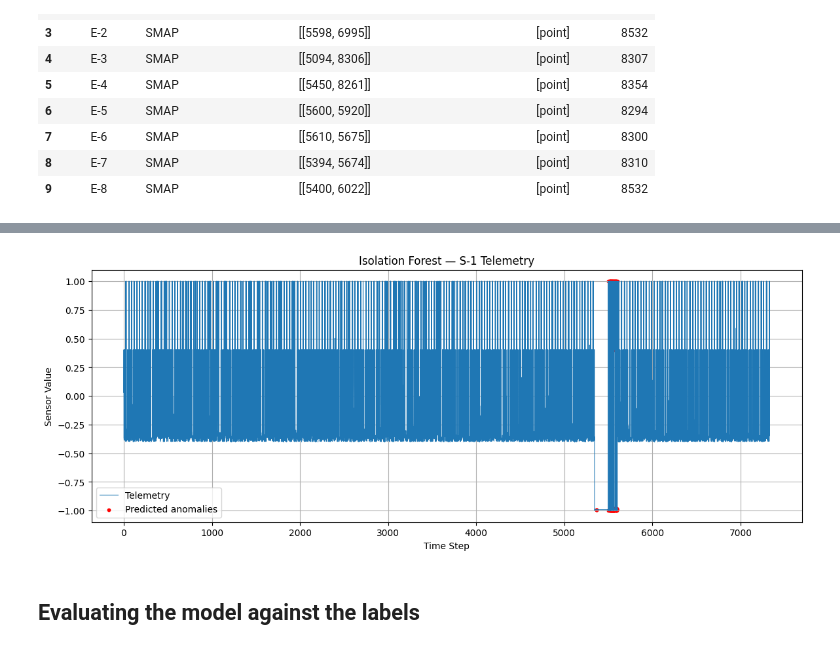
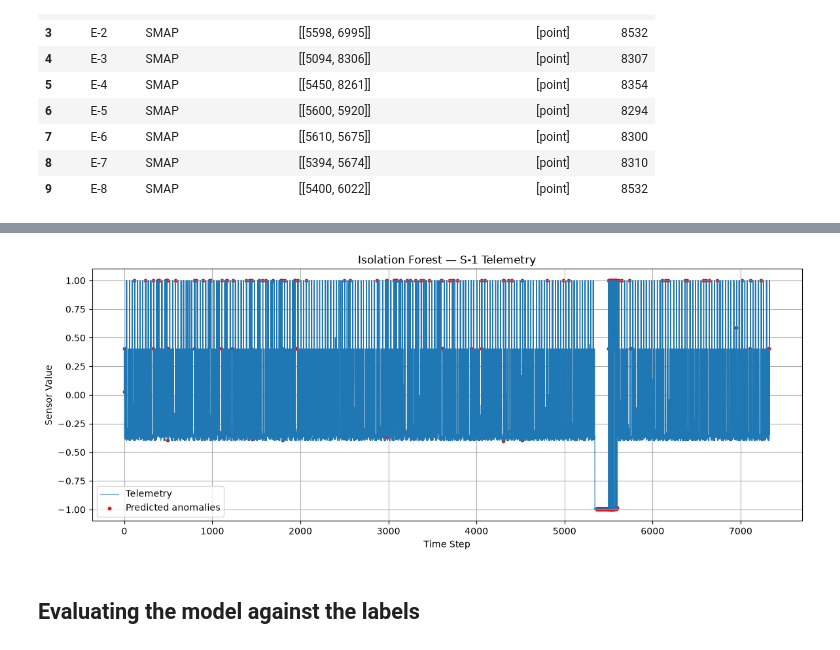
Before and after one commit to piyushops01/spacecraft-telemetry-anomaly-detection, a Jupyter notebook: spacecraft_anomaly_detection.ipynb, the cells around one changed output, grey strips where cells are left out. Cells and saved outputs as stored; diff of their text form; code cells hidden in the pictures.

```diff
--- a/spacecraft_anomaly_detection.ipynb
+++ b/spacecraft_anomaly_detection.ipynb
@@ -222,7 +280,7 @@ S-1 first row shape:
 (25,)
 # %%
 # Select the first feature from each time step
-signal = np.load("/content/S-1.npy")[:, 0]
+signal = train_signal
 
 print("Signal length:", len(signal))
 print("Minimum:", signal.min())
@@ -268,39 +327,0 @@ Standard deviation per feature:
-# %%
-from sklearn.ensemble import IsolationForest
-from sklearn.preprocessing import StandardScaler
-
-# Use the first feature as the telemetry signal
-signal = np.load("/content/S-1.npy")[:, 0]
-
-# Create simple features from recent sensor behavior
-series = pd.Series(signal)
-
-features = pd.DataFrame({
-    "value": series,
-    "difference": series.diff().fillna(0),
-    "rolling_mean": series.rolling(
-        20, min_periods=1
-    ).mean(),
-    "rolling_std": series.rolling(
-        20, min_periods=1
-    ).std().fillna(0)
-})
-
-# Normalize the features
-scaler = StandardScaler()
-X = scaler.fit_transform(features)
-
-# Fit a baseline anomaly detector
-model_if = IsolationForest(
-    n_estimators=100,
-    contamination=0.02,
-    random_state=42
-)
-
-model_if.fit(X)
-
-# -1 means anomaly; 1 means normal
-pred_if = (model_if.predict(X) == -1).astype(int)
-
-print("Total readings:", len(signal))
-print("Anomalies flagged:", int(pred_if.sum()))
@@ -310,24 +408,24 @@ Anomalies flagged: 83
 # %%
 anomaly_indices = np.where(pred_if == 1)[0]
 
 plt.figure(figsize=(14, 5))
-plt.plot(signal, label="Telemetry", linewidth=0.8)
+plt.plot(test_signal, label="Telemetry", linewidth=0.8)
 
 plt.scatter(
     anomaly_indices,
-    signal[anomaly_indices],
+    test_signal[anomaly_indices],
     color="red",
     s=10,
     label="Predicted anomalies"
 )
 
 plt.title("Isolation Forest — S-1 Telemetry")
 plt.xlabel("Time Step")
 plt.ylabel("Sensor Value")
 plt.legend()
 plt.grid(True)
 plt.show()
 # %% [output]
-[figure, old version]
+[figure, new version]
 # %% [markdown]
 ## Evaluating the model against the labels
```
Also changed, not shown: parts of 32 cells of this notebook, 5 other files.
